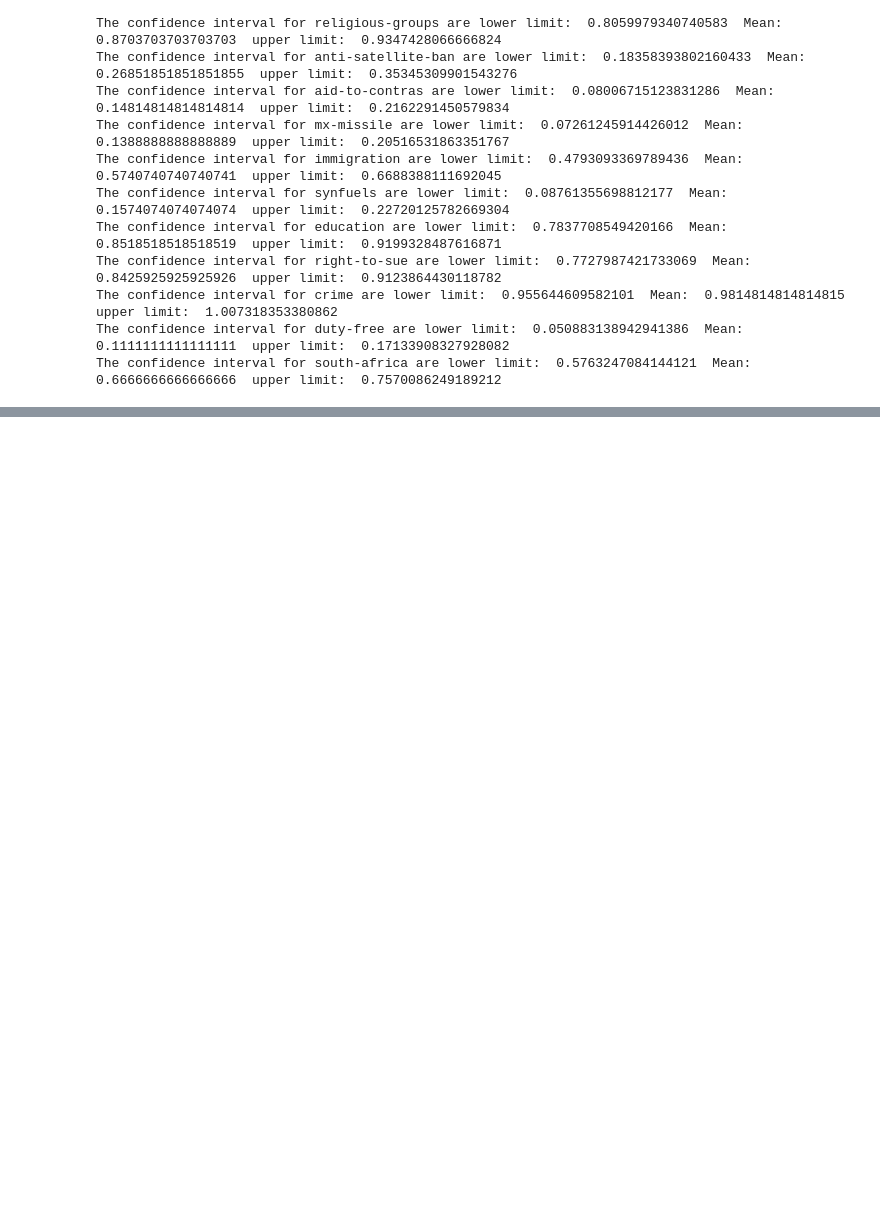
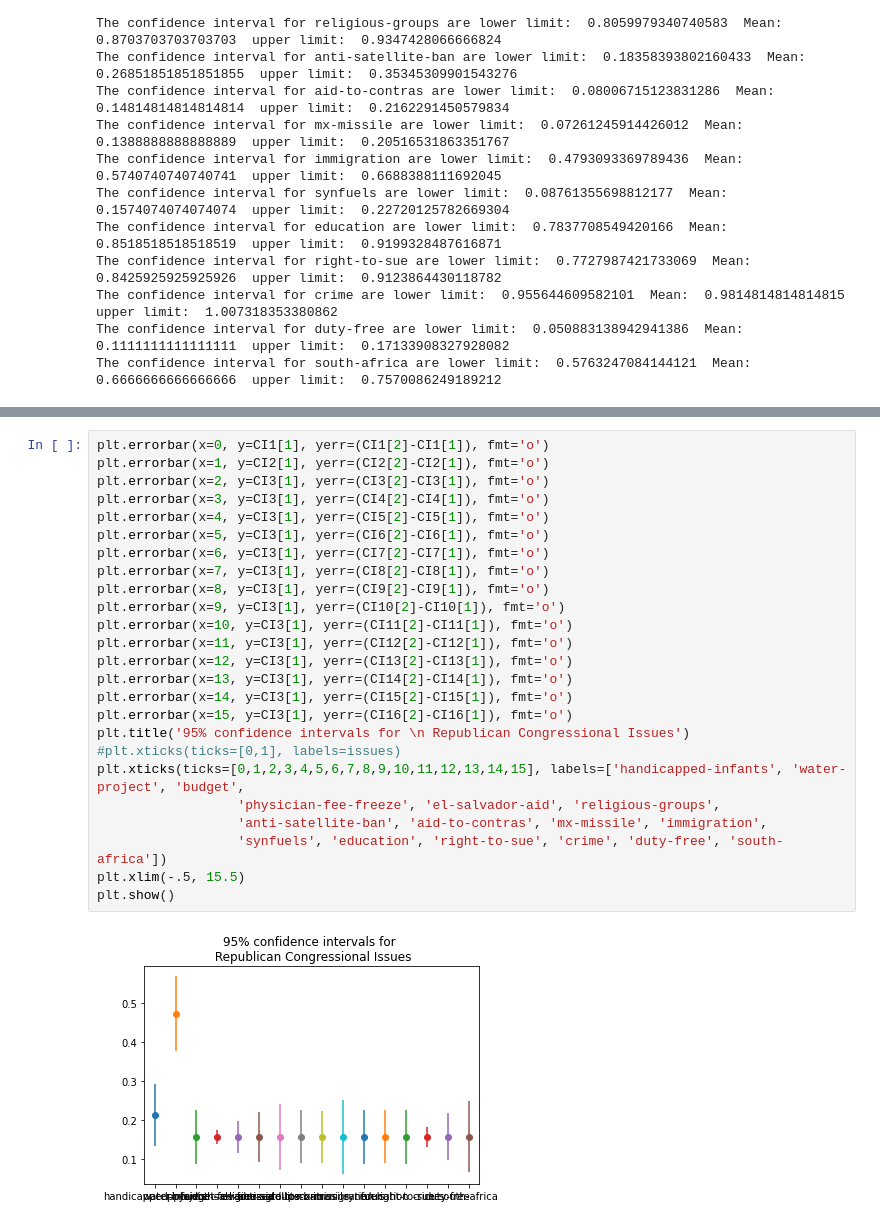
Before and after one commit to JeremySpradlin/DS-Unit-1-Sprint-2-Statistics, a Jupyter notebook: module3/Jeremy_Spradlin_LS_DS17_123_Confidence_Intervals_Assignment.ipynb, the cells around one changed output, grey strips where cells are left out. Drawn from its saved outputs; the diff is of its cells as text; blank space fills up the shorter version.

```diff
--- a/module3/Jeremy_Spradlin_LS_DS17_123_Confidence_Intervals_Assignment.ipynb
+++ b/module3/Jeremy_Spradlin_LS_DS17_123_Confidence_Intervals_Assignment.ipynb
@@ -457,0 +538,27 @@ The confidence interval for south-africa are lower limit:  0.5763247084144121  M
+# %%
+plt.errorbar(x=0, y=CI1[1], yerr=(CI1[2]-CI1[1]), fmt='o')
+plt.errorbar(x=1, y=CI2[1], yerr=(CI2[2]-CI2[1]), fmt='o')
+plt.errorbar(x=2, y=CI3[1], yerr=(CI3[2]-CI3[1]), fmt='o')
+plt.errorbar(x=3, y=CI3[1], yerr=(CI4[2]-CI4[1]), fmt='o')
+plt.errorbar(x=4, y=CI3[1], yerr=(CI5[2]-CI5[1]), fmt='o')
+plt.errorbar(x=5, y=CI3[1], yerr=(CI6[2]-CI6[1]), fmt='o')
+plt.errorbar(x=6, y=CI3[1], yerr=(CI7[2]-CI7[1]), fmt='o')
+plt.errorbar(x=7, y=CI3[1], yerr=(CI8[2]-CI8[1]), fmt='o')
+plt.errorbar(x=8, y=CI3[1], yerr=(CI9[2]-CI9[1]), fmt='o')
+plt.errorbar(x=9, y=CI3[1], yerr=(CI10[2]-CI10[1]), fmt='o')
+plt.errorbar(x=10, y=CI3[1], yerr=(CI11[2]-CI11[1]), fmt='o')
+plt.errorbar(x=11, y=CI3[1], yerr=(CI12[2]-CI12[1]), fmt='o')
+plt.errorbar(x=12, y=CI3[1], yerr=(CI13[2]-CI13[1]), fmt='o')
+plt.errorbar(x=13, y=CI3[1], yerr=(CI14[2]-CI14[1]), fmt='o')
+plt.errorbar(x=14, y=CI3[1], yerr=(CI15[2]-CI15[1]), fmt='o')
+plt.errorbar(x=15, y=CI3[1], yerr=(CI16[2]-CI16[1]), fmt='o')
+plt.title('95% confidence intervals for \n Republican Congressional Issues')
+#plt.xticks(ticks=[0,1], labels=issues)
+plt.xticks(ticks=[0,1,2,3,4,5,6,7,8,9,10,11,12,13,14,15], labels=['handicapped-infants', 'water-project', 'budget',
+                  'physician-fee-freeze', 'el-salvador-aid', 'religious-groups',
+                  'anti-satellite-ban', 'aid-to-contras', 'mx-missile', 'immigration',
+                  'synfuels', 'education', 'right-to-sue', 'crime', 'duty-free', 'south-africa'])
+plt.xlim(-.5, 15.5)
+plt.show()
+# %% [output]
+[figure, added]
```
Also changed, not shown: parts of 3 cells of this notebook.
